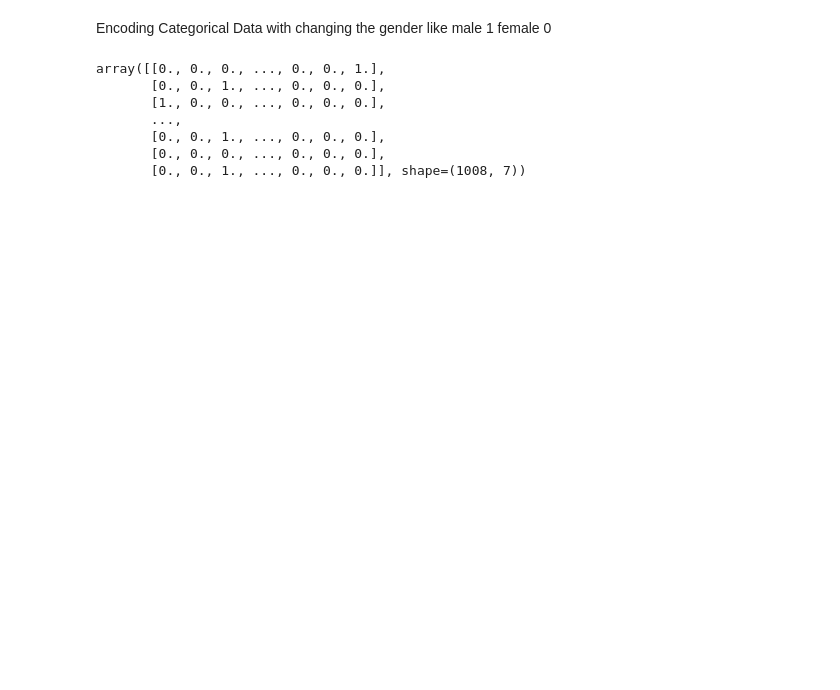
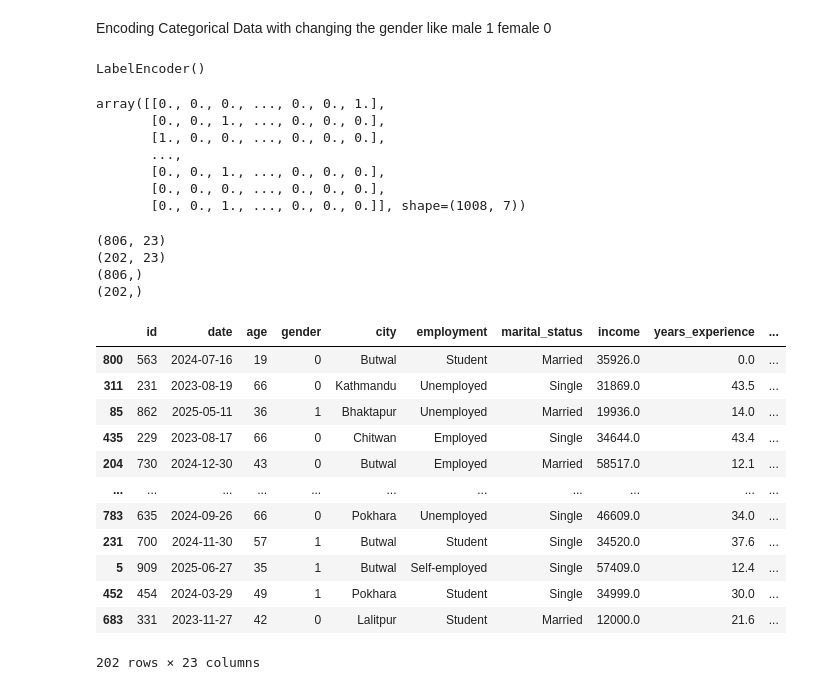
Before and after one commit to Sandesh915/Learning-ML, a Jupyter notebook: Day 1 to 20/data_pre-processing.ipynb, the cells around one changed output. Drawn from its saved outputs; the diff is of its cells as text; code cells hidden in the pictures; blank space fills up the shorter version.

```diff
--- a/Day 1 to 20/data_pre-processing.ipynb
+++ b/Day 1 to 20/data_pre-processing.ipynb
@@ -63,6 +66,9 @@ from sklearn.preprocessing import LabelEncoder, OneHotEncoder
 labelencoder_X = LabelEncoder()
 
 X['gender'] = labelencoder_X.fit_transform(X['gender'])
+labelencoder_X
+# %% [output]
+LabelEncoder()
 # %%
 onehotencoder = OneHotEncoder(
     handle_unknown='ignore',
@@ -88,8 +94,37 @@ X_train, X_test, Y_train, Y_test = train_test_split(
     test_size=0.2,
     random_state=0
 )
+# %%
+print(X_train.shape)
+print(X_test.shape)
+print(Y_train.shape)
+print(Y_test.shape)
+# %% [output]
+(806, 23)
+(202, 23)
+(806,)
+(202,)
 # %%
-from sklearn.preprocessing import standardScalar
-sc_X = standardScalar()
-X_train = sc_X.fit_transform(X_train)
-X_test = sc_X.fit_transform(X_test)
+from sklearn.model_selection import train_test_split
+
+X_train, X_test, Y_train, Y_test = train_test_split(
+    X,
+    Y,
+    test_size=0.2,
+    random_state=0
+)
+X_test
+# %% [output]
+|  | id | date | age | gender | city | employment | marital_status | income | years_experience | ... |
+| 800 | 563 | 2024-07-16 | 19 | 0 | Butwal | Student | Married | 35926.0 | 0.0 | ... |
+| 311 | 231 | 2023-08-19 | 66 | 0 | Kathmandu | Unemployed | Single | 31869.0 | 43.5 | ... |
+| 85 | 862 | 2025-05-11 | 36 | 1 | Bhaktapur | Unemployed | Married | 19936.0 | 14.0 | ... |
+| 435 | 229 | 2023-08-17 | 66 | 0 | Chitwan | Employed | Single | 34644.0 | 43.4 | ... |
+| 204 | 730 | 2024-12-30 | 43 | 0 | Butwal | Employed | Married | 58517.0 | 12.1 | ... |
+| ... | ... | ... | ... | ... | ... | ... | ... | ... | ... | ... |
+| 783 | 635 | 2024-09-26 | 66 | 0 | Pokhara | Unemployed | Single | 46609.0 | 34.0 | ... |
+| 231 | 700 | 2024-11-30 | 57 | 1 | Butwal | Student | Single | 34520.0 | 37.6 | ... |
+| 5 | 909 | 2025-06-27 | 35 | 1 | Butwal | Self-employed | Single | 57409.0 | 12.4 | ... |
+| 452 | 454 | 2024-03-29 | 49 | 1 | Pokhara | Student | Single | 34999.0 | 30.0 | ... |
+| 683 | 331 | 2023-11-27 | 42 | 0 | Lalitpur | Student | Married | 12000.0 | 21.6 | ... |
+202 rows × 23 columns
```
Also changed, not shown: parts of 1 cell of this notebook.
